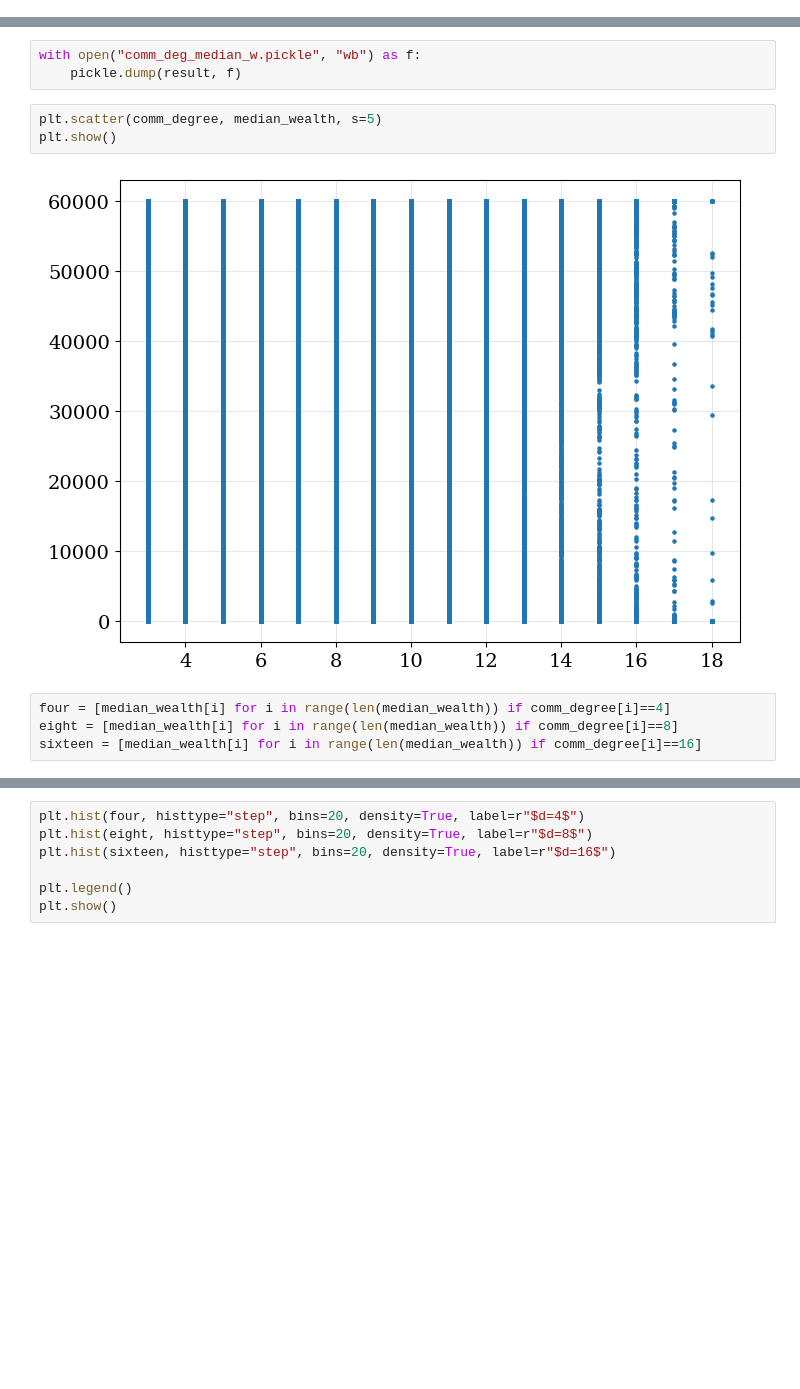
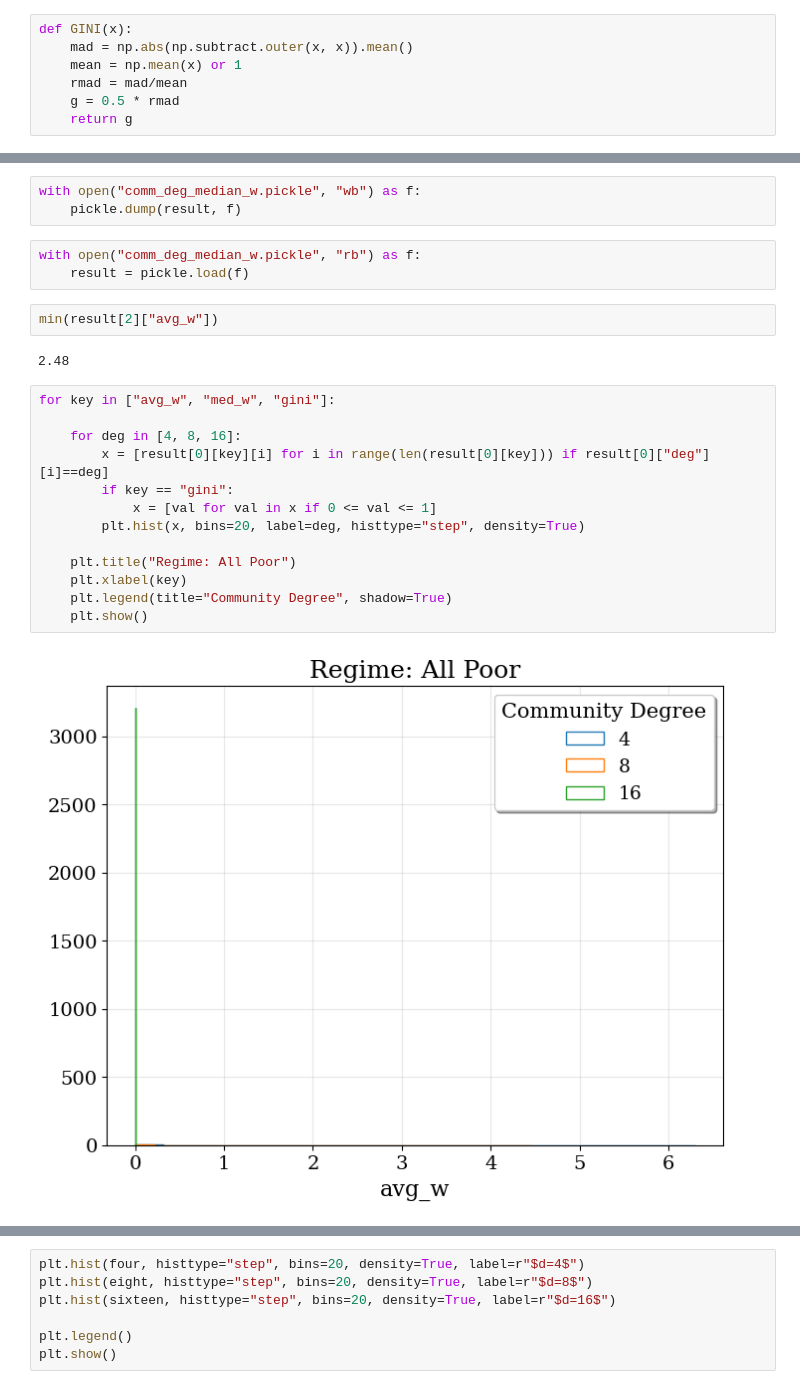
Before and after one commit to charlesaugdupont/poverty-trap, a Jupyter notebook: notebooks/comm_degree_median_wealth.ipynb, the cells around one changed output, grey strips where cells are left out. Drawn from its saved outputs; the diff is of its cells as text; blank space fills up the shorter version.

```diff
--- a/notebooks/comm_degree_median_wealth.ipynb
+++ b/notebooks/comm_degree_median_wealth.ipynb
@@ -29,4 +29,11 @@ plt.rc("font", family="serif")
 # %%
 os.chdir("../")
 import cpt_optimisation
+# %%
+def GINI(x):
+    mad = np.abs(np.subtract.outer(x, x)).mean()
+    mean = np.mean(x) or 1
+    rmad = mad/mean
+    g = 0.5 * rmad
+    return g
 # %%
@@ -101,12 +121,25 @@ for seed_folder in os.listdir("DATA/nodebt/"):
 # %%
 with open("comm_deg_median_w.pickle", "wb") as f:
     pickle.dump(result, f)
-# %%
-plt.scatter(comm_degree, median_wealth, s=5)
-plt.show()
-# %% [output]
-[figure, removed]
-# %%
-four = [median_wealth[i] for i in range(len(median_wealth)) if comm_degree[i]==4]
-eight = [median_wealth[i] for i in range(len(median_wealth)) if comm_degree[i]==8]
-sixteen = [median_wealth[i] for i in range(len(median_wealth)) if comm_degree[i]==16]
+# %%
+with open("comm_deg_median_w.pickle", "rb") as f:
+    result = pickle.load(f)
+# %%
+min(result[2]["avg_w"])
+# %% [output]
+2.48
+# %%
+for key in ["avg_w", "med_w", "gini"]:
+
+    for deg in [4, 8, 16]:
+        x = [result[0][key][i] for i in range(len(result[0][key])) if result[0]["deg"][i]==deg]
+        if key == "gini":
+            x = [val for val in x if 0 <= val <= 1]
+        plt.hist(x, bins=20, label=deg, histtype="step", density=True)
+
+    plt.title("Regime: All Poor")
+    plt.xlabel(key)
+    plt.legend(title="Community Degree", shadow=True)
+    plt.show()
+# %% [output]
+[figure, added]
```
Also changed, not shown: parts of 4 cells of this notebook, 2 other files.
